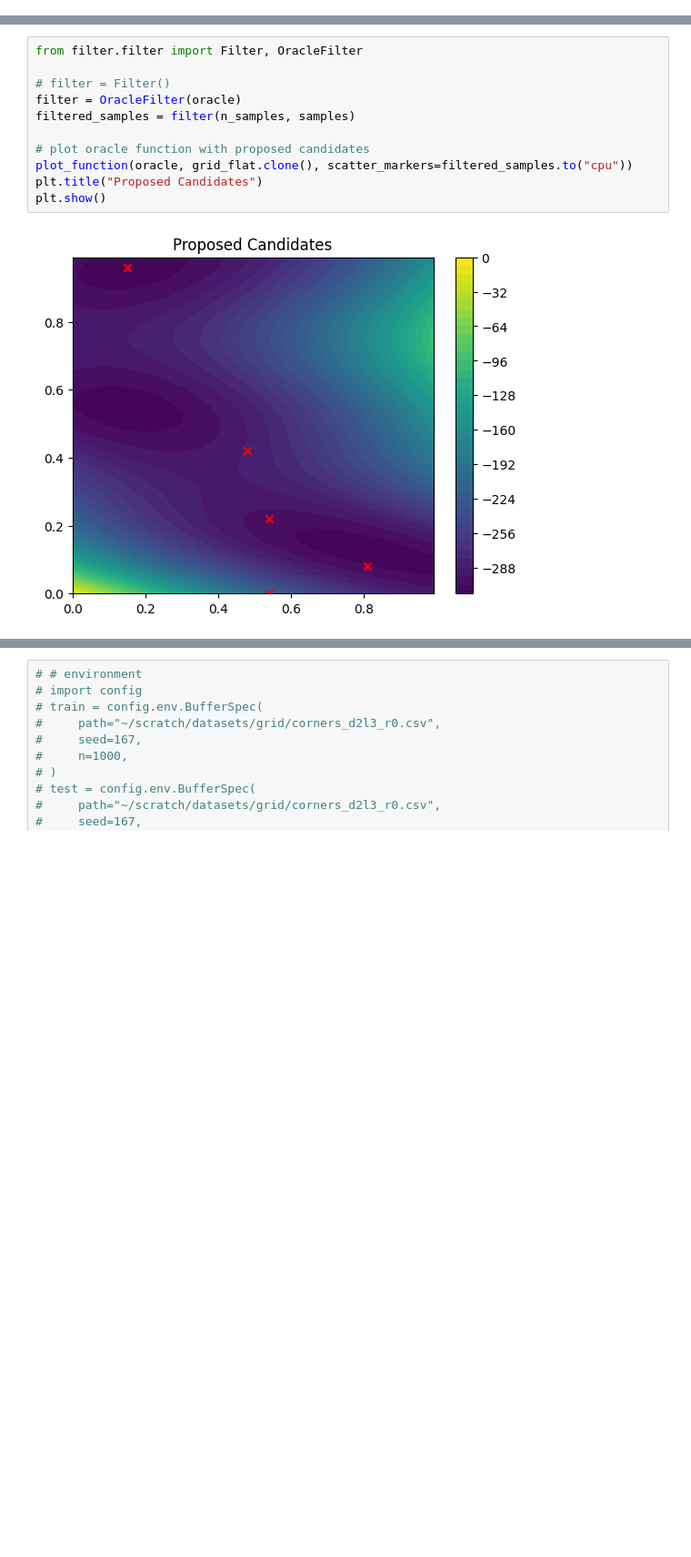
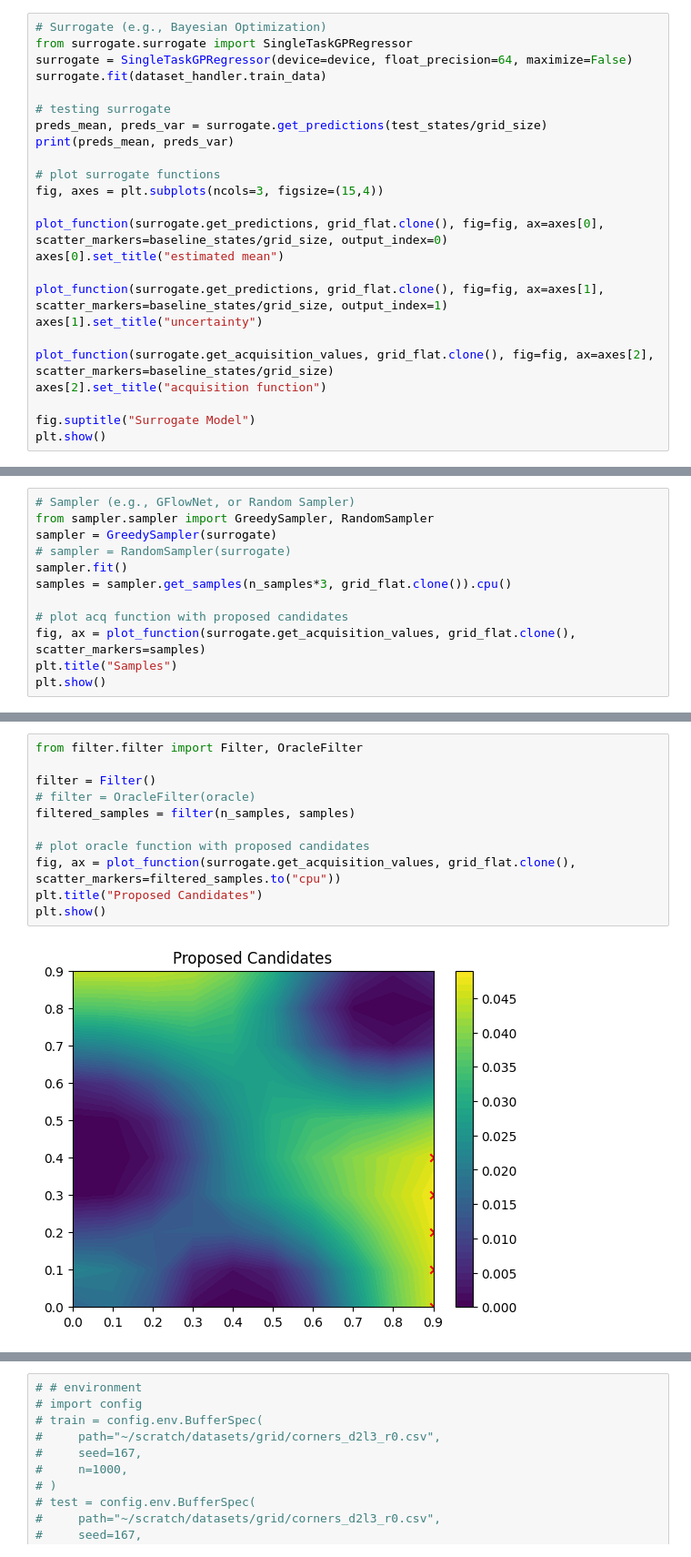
Before and after one commit to alexhernandezgarcia/activelearning, a Jupyter notebook: my_package/activelearning.ipynb, the cells around one changed output, grey strips where cells are left out. Shown: that part at 91% size. Drawn from its saved outputs; the diff is of its cells as text; blank space fills up the shorter version.

```diff
--- a/my_package/activelearning.ipynb
+++ b/my_package/activelearning.ipynb
@@ -122,0 +169,24 @@ tensor([ -35.8619, -185.1583, -282.1307, -167.8297], device='cuda:0',
+# %%
+# Surrogate (e.g., Bayesian Optimization)
+from surrogate.surrogate import SingleTaskGPRegressor
+surrogate = SingleTaskGPRegressor(device=device, float_precision=64, maximize=False)
+surrogate.fit(dataset_handler.train_data)
+
+# testing surrogate
+preds_mean, preds_var = surrogate.get_predictions(test_states/grid_size)
+print(preds_mean, preds_var)
+
+# plot surrogate functions
+fig, axes = plt.subplots(ncols=3, figsize=(15,4))
+
+plot_function(surrogate.get_predictions, grid_flat.clone(), fig=fig, ax=axes[0], scatter_markers=baseline_states/grid_size, output_index=0)
+axes[0].set_title("estimated mean")
+
+plot_function(surrogate.get_predictions, grid_flat.clone(), fig=fig, ax=axes[1], scatter_markers=baseline_states/grid_size, output_index=1)
+axes[1].set_title("uncertainty")
+
+plot_function(surrogate.get_acquisition_values, grid_flat.clone(), fig=fig, ax=axes[2], scatter_markers=baseline_states/grid_size)
+axes[2].set_title("acquisition function")
+
+fig.suptitle("Surrogate Model")
+plt.show()
@@ -122,0 +204,12 @@ tensor([ -35.8619, -185.1583, -282.1307, -167.8297], device='cuda:0',
+# %%
+# Sampler (e.g., GFlowNet, or Random Sampler)
+from sampler.sampler import GreedySampler, RandomSampler
+sampler = GreedySampler(surrogate)
+# sampler = RandomSampler(surrogate)
+sampler.fit()
+samples = sampler.get_samples(n_samples*3, grid_flat.clone()).cpu()
+
+# plot acq function with proposed candidates
+fig, ax = plot_function(surrogate.get_acquisition_values, grid_flat.clone(), scatter_markers=samples)
+plt.title("Samples")
+plt.show()
@@ -123,16 +297,16 @@ tensor([ -35.8619, -185.1583, -282.1307, -167.8297], device='cuda:0',
 # %%
 from filter.filter import Filter, OracleFilter
 
-# filter = Filter()
-filter = OracleFilter(oracle)
+filter = Filter()
+# filter = OracleFilter(oracle)
 filtered_samples = filter(n_samples, samples)
 
 # plot oracle function with proposed candidates
-plot_function(oracle, grid_flat.clone(), scatter_markers=filtered_samples.to("cpu"))
+fig, ax = plot_function(surrogate.get_acquisition_values, grid_flat.clone(), scatter_markers=filtered_samples.to("cpu"))
 plt.title("Proposed Candidates")
 plt.show()
 # %% [output]
-[figure, old version]
+[figure, new version]
 # %%
 # Load Hydra config in notebooks
 # https://github.com/facebookresearch/hydra/blob/main/examples/jupyter_notebooks/compose_configs_in_notebook.ipynb
```
Also changed, not shown: parts of 22 cells of this notebook, 6 other files.
